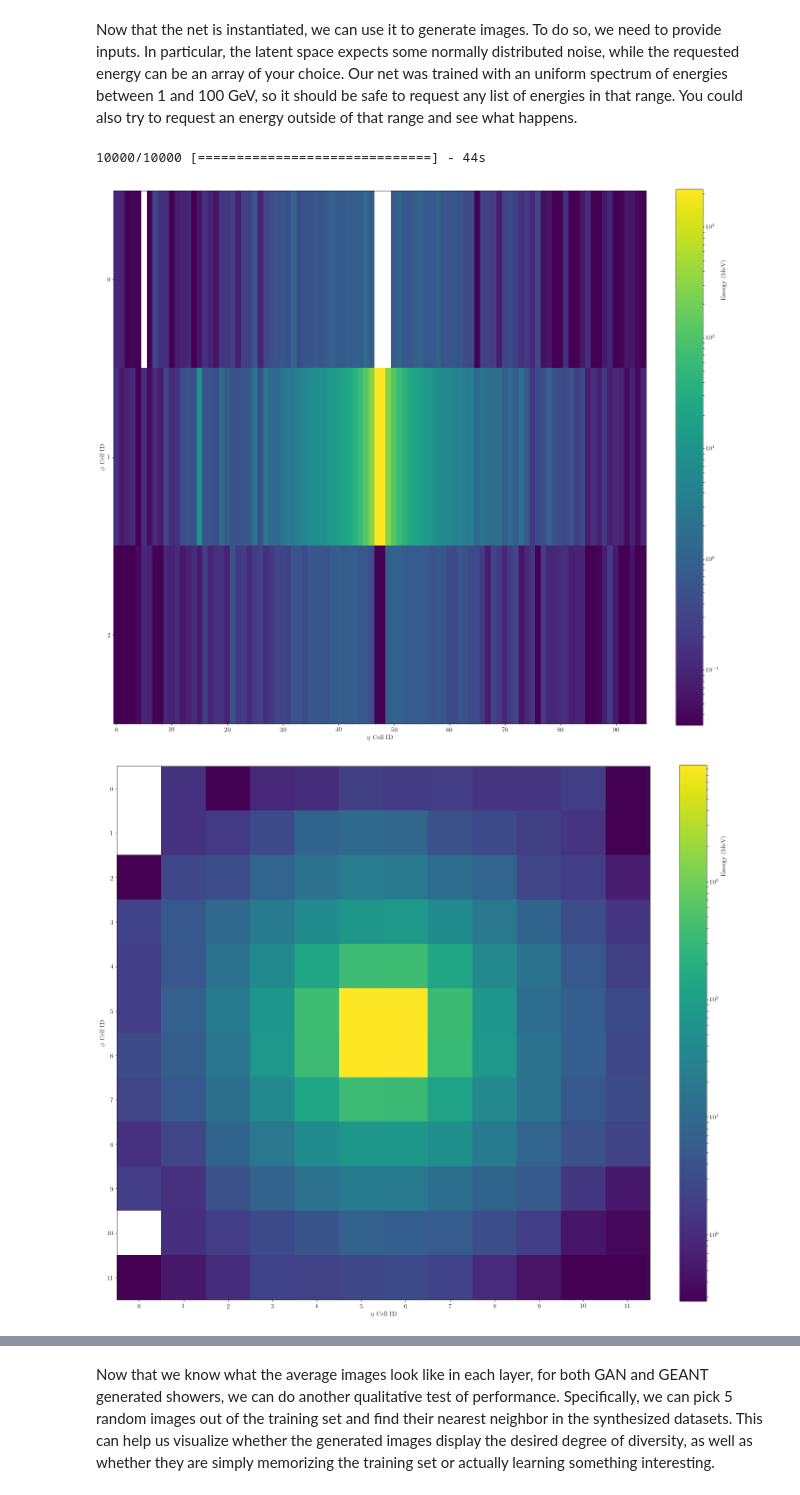
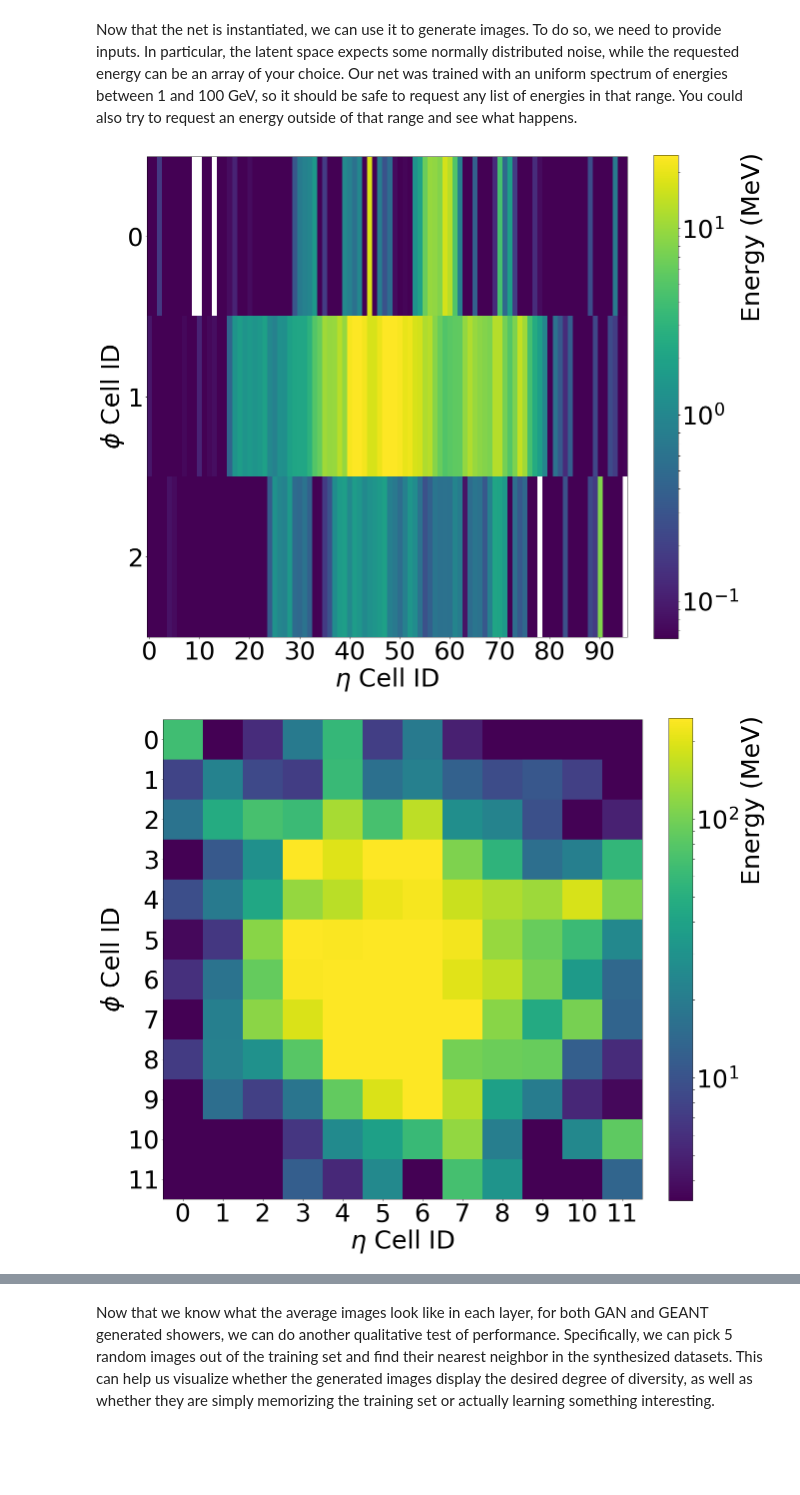
Before and after one commit to hep-lbdl/CaloGAN, a Jupyter notebook: analysis/analysis.ipynb, the cells around one changed output, grey strips where cells are left out. Cells and saved outputs as stored; diff of their text form; code cells hidden in the pictures; blank space fills up the shorter version.

```diff
--- a/analysis/analysis.ipynb
+++ b/analysis/analysis.ipynb
@@ -238,5 +285,12 @@ generator.load_weights('../weights/camera-ready/gamma/g_epoch_049.hdf5')
 Now that the net is instantiated, we can use it to generate images. To do so, we need to provide inputs. In particular, the latent space expects some normally distributed noise, while the requested energy can be an array of your choice. Our net was trained with an uniform spectrum of energies between 1 and 100 GeV, so it should be safe to request any list of energies in that range. You could also try to request an energy outside of that range and see what happens.
 # %%
 # 10,000 is the number of showers we want to generate right now
-noise = np.random.normal(0, 1, (10000, latent_size))
-sampled_energy = np.random.uniform(1, 100, (10000, 1))
+batch_size = 100000
+
+noise = np.random.normal(0, 1, (batch_size, latent_size))
+sampled_energies = np.random.uniform(1, 100, (batch_size, 1))
+sampled_theta = np.random.uniform(theta.min(), theta.max(), (batch_size, 1))
+sampled_phi = np.random.uniform(phi.min(), phi.max(),(batch_size, 1))
+sampled_x0 = np.random.uniform(-50, 50,(batch_size, 1))
+sampled_y0 = np.random.uniform(-50, 50,(batch_size, 1))
+combined_inputs = [noise, sampled_energies, sampled_theta, sampled_phi, sampled_x0, sampled_y0]
@@ -243,21 +301,24 @@ sampled_energy = np.random.uniform(1, 100, (10000, 1))
+# %%
+# load trained weights
+# generator.load_weights('../weights/camera-ready/gamma/g_epoch_049.hdf5')
+generator.load_weights('../params_generator_epoch_001.hdf5')
 # %%
-images = generator.predict([noise, sampled_energy], verbose=True)
+images = generator.predict(combined_inputs, verbose=False, batch_size=256)
-# %% [output]
-10000/10000 [==============================] - 44s
 # %%
 # we need to multiply images by 1000 to match order of magnitude of generated images to real images
 images = map(lambda x: np.squeeze(x * 1000), images)
-vmin = [gamma_0.mean(axis=0).min(), gamma_1.mean(axis=0).min(), gamma_2.mean(axis=0).min()]
-vmax = [gamma_0.mean(axis=0).max(), gamma_1.mean(axis=0).max(), gamma_2.mean(axis=0).max()]
+vmin = [eplus_0.mean(axis=0).min(), eplus_1.mean(axis=0).min(), eplus_2.mean(axis=0).min()]
+vmax = [eplus_0.mean(axis=0).max(), eplus_1.mean(axis=0).max(), eplus_2.mean(axis=0).max()]
 # %%
-gen_images_gamma = [images[0], images[1], images[2]]
+gen_images_eplus = [images[0], images[1], images[2]]
 for i in xrange(3):
-    plot_image(np.squeeze(gen_images_gamma[i]).mean(axis=0),
+    #plot_image(np.squeeze(gen_images_eplus[i][fake_hat.ravel() == 0]).mean(axis=0),
+    plot_image(np.squeeze(gen_images_eplus[i]).mean(axis=0),
                layer=i,
                vmin=vmin[i],
                vmax=vmax[i]
     )
     #plt.savefig('gamma_{}.pdf'.format(i), transparent=True)
 # %% [output]
-[figure, old version]
+[figure, new version]
-[figure, old version]
+[figure, new version]
```
Also changed, not shown: parts of 41 cells of this notebook, 1 other file.
